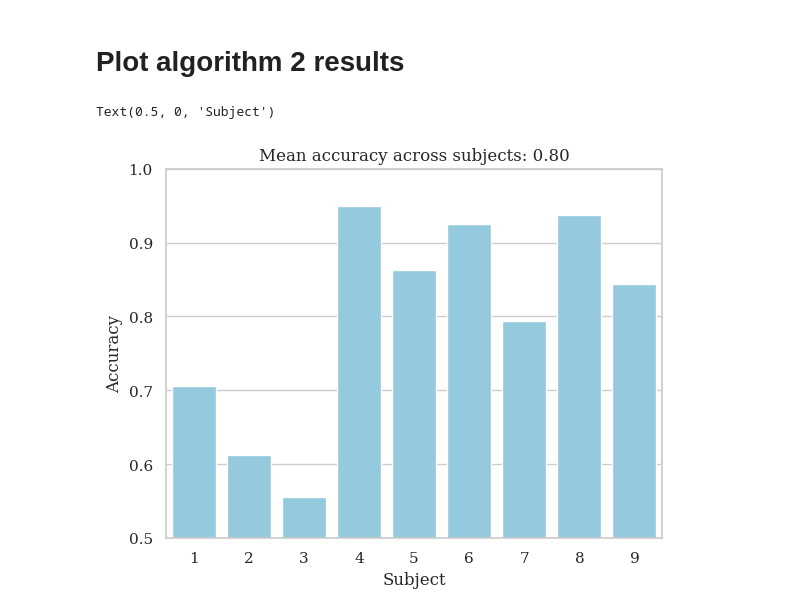
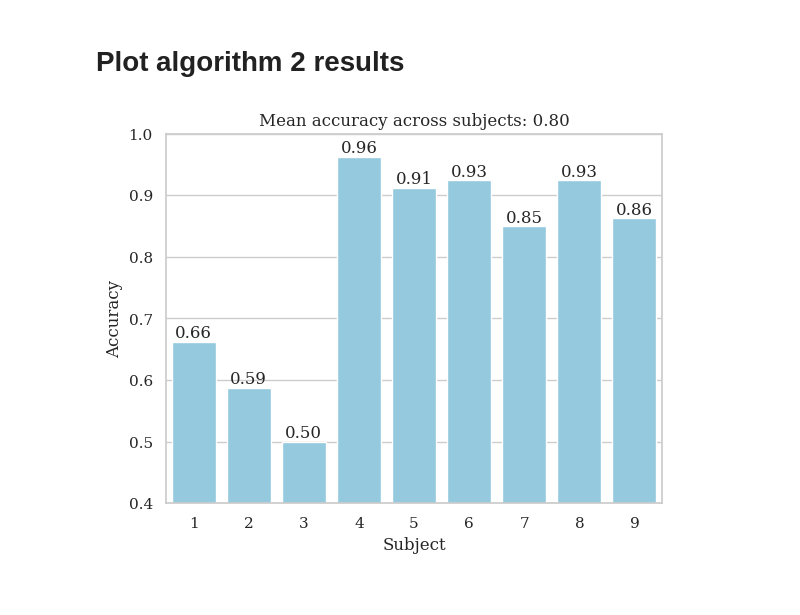
Before and after one commit to ad-jusk/eeg_transformer, a Jupyter notebook: notebooks/mtl_bci_2008_b.ipynb, the cells around one changed output. Drawn from its saved outputs; the diff is of its cells as text; code cells hidden in the pictures.

```diff
--- a/notebooks/mtl_bci_2008_b.ipynb
+++ b/notebooks/mtl_bci_2008_b.ipynb
@@ -205,13 +206,24 @@ plt.tight_layout()
 # %%
+def split_test_session(X: np.ndarray, y: np.ndarray):
+    from sklearn.model_selection import train_test_split
+
+    X_adapt, X_eval, y_adapt, y_eval = train_test_split(X.T, y, train_size=0.5, shuffle=True, random_state=42)
+    return X_adapt.T, X_eval.T, y_adapt, y_eval
+
+
 accuracies = []
 algorithm_2_results = {"subjects": subjects}
 for idx, subject in enumerate(subjects):
+
     clf = linear_ds.MultiTaskLinearWithSelectionClassifier(regularization=0.1, zero_mean=False, cov_flag="l2-trace")
     clf.fit_sessions(X_train[idx], y_train[idx])
-    clf.fit(X_test[idx], y_test[idx])
-    acc, y_pred = clf.score(X_test[idx], y_test[idx])
+
+    X_adapt, X_eval, y_adapt, y_eval = split_test_session(X_test[idx], y_test[idx])
+    clf.fit(X_adapt, y_adapt)
+    acc, y_pred = clf.score(X_eval, y_eval)
+
     accuracies.append(acc)
-    algorithm_2_results[f"subj_{idx+1}_test_labels"] = y_test[idx]
+    algorithm_2_results[f"subj_{idx+1}_test_labels"] = y_eval
     algorithm_2_results[f"subj_{idx+1}_pred_labels"] = y_pred
     logger.info(f"Accuracy for subject {idx}: {acc:.2f}")
 logger.info(f"Mean accuracy across subjects: {np.mean(accuracies):.2f}")
@@ -238,10 +250,11 @@ algorithm_2_results["accuracies"] = accuracies
 # Plot algorithm 2 results
 # %%
 axes = sns.barplot(data=algorithm_2_results, y="accuracies", x="subjects", zorder=1, color="skyblue")
-axes.set_ylim(0.5, 1)
+axes.set_ylim(0.4, 1)
+axes.bar_label(axes.containers[0], fmt="%.2f")
 axes.set_title(f"Mean accuracy across subjects: {np.mean(algorithm_2_results["accuracies"]):.2f}")
 axes.set_ylabel("Accuracy")
 axes.set_xlabel("Subject")
+plt.show()
 # %% [output]
-Text(0.5, 0, 'Subject')
-[figure, old version]
+[figure, new version]
```
Also changed, not shown: parts of 6 cells of this notebook, 2 other files.
